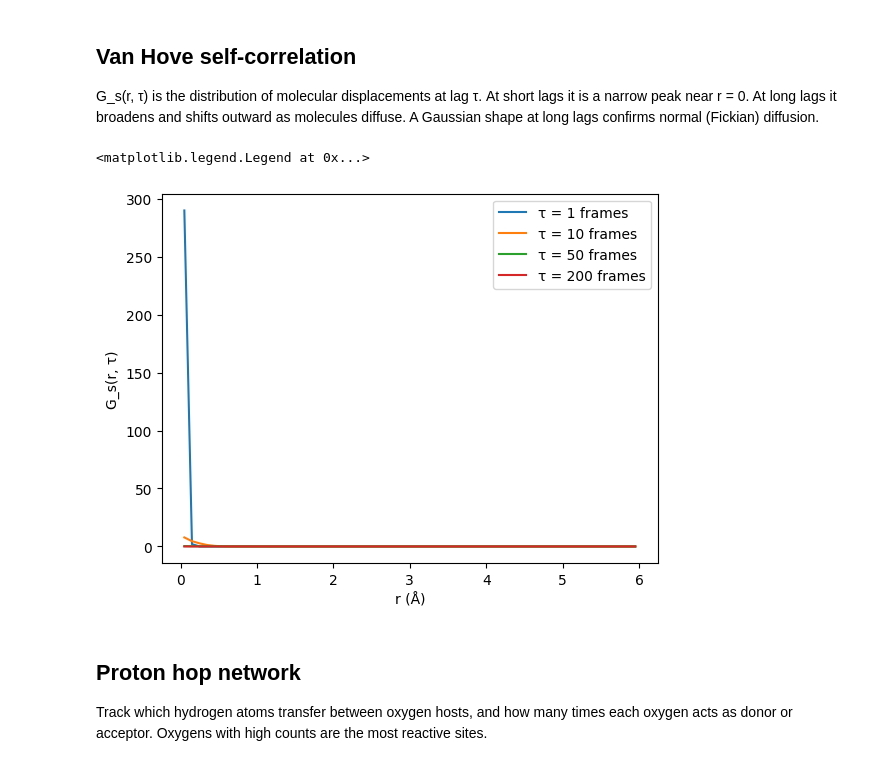
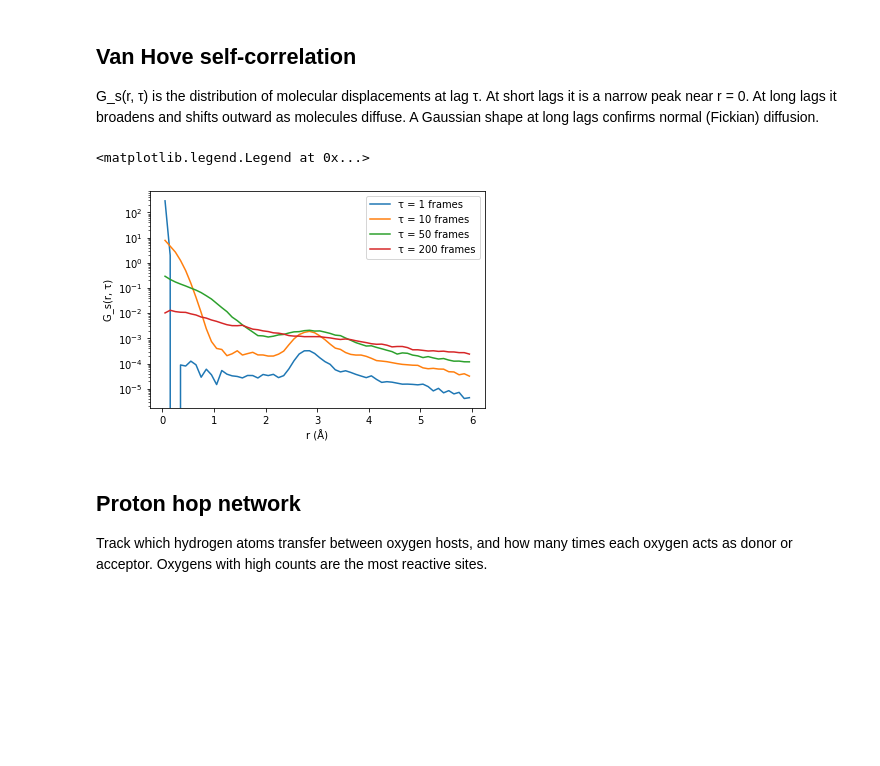
Before and after one commit to viktorsvahn/chempiler, a Jupyter notebook: chempiler_demo.ipynb, the cells around one changed output. Cells and saved outputs as stored; diff of their text form; code cells hidden in the pictures; blank space fills up the shorter version.

```diff
--- a/chempiler_demo.ipynb
+++ b/chempiler_demo.ipynb
@@ -149,17 +149,18 @@ G_s(r, τ) is the distribution of molecular displacements at lag τ. At short la
 # %%
 from chempiler.vanhove import van_hove
 
 lag_vals = [1, 10, 50, 200]
 r_vh, G = van_hove(traj.frames, "H2O", lags=lag_vals)
 
 for i, lag in enumerate(lag_vals):
     plt.plot(r_vh, G[i], label=f"τ = {lag} frames")
 
 plt.xlabel("r (Å)"); plt.ylabel("G_s(r, τ)")
+plt.yscale('log')
 plt.legend()
 # %% [output]
 <matplotlib.legend.Legend at 0x...>
-[figure, old version]
+[figure, new version]
 # %% [markdown]
 ## Proton hop network
 
```
Also changed, not shown: parts of 9 cells of this notebook, 1 other file.
